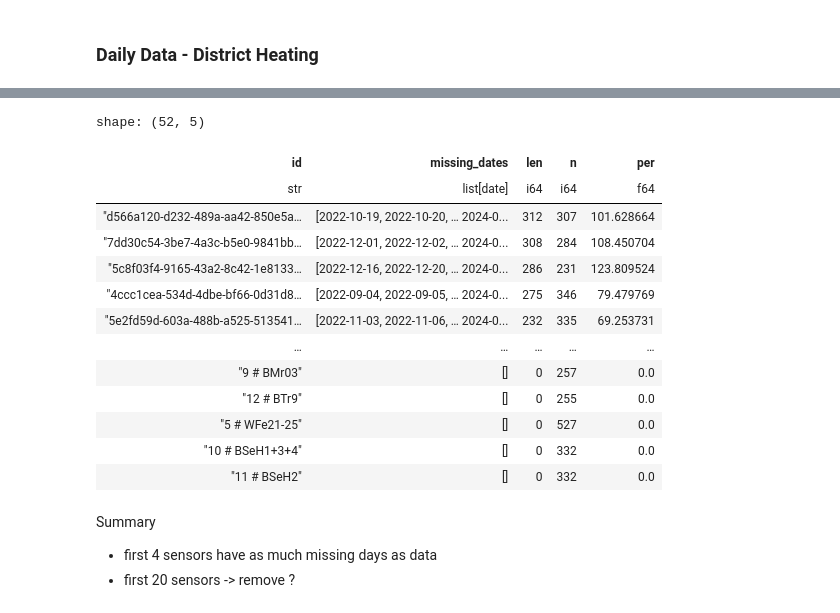
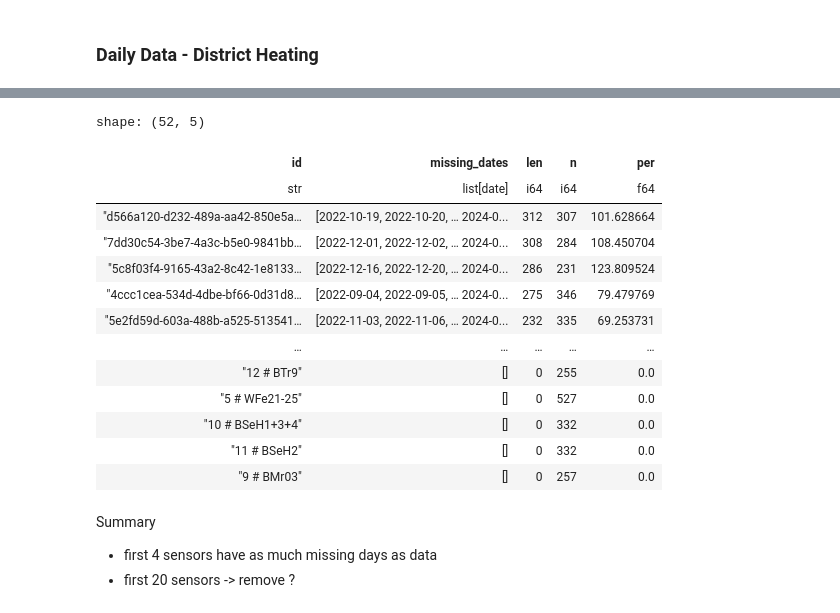
Before and after one commit to marja-w/energy-forecast-benchmark, a Jupyter notebook: notebooks/1.0-mw-data-exploration-dh-kinergy.ipynb, the cells around one changed output, grey strips where cells are left out. Saved outputs shown, nothing was run; the diff lists cells and outputs as text; code cells hidden in the pictures.

```diff
--- a/notebooks/1.0-mw-data-exploration-dh-kinergy.ipynb
+++ b/notebooks/1.0-mw-data-exploration-dh-kinergy.ipynb
@@ -549,39 +549,39 @@ def get_missing_dates(df: pl.DataFrame, primary_energy: str, frequency: str):
     for row in df_time.iter_rows():
         id = row[0]
         # print("\nSensor: ", id, "\n")
         # print(f"Sensor {id} has {row[1]} datapoints")
         start_date = row[2]
         end_date = row[3]
 
-        date_list_rec = df_daily.filter(pl.col("id") == id).select(pl.col("date"))["date"].to_list()
+        date_list_rec = df.filter(pl.col("id") == id).select(pl.col("date"))["date"].to_list()
 
         date_list = pd.date_range(start_date, end_date, freq=frequency).date
 
         missing_dates_sensor = list(set(date_list) - set(date_list_rec))
         missing_dates_sensor.sort()
         # print(f"Missing dates: {missing_dates_sensor}")
         missing_dates.append(
             {"id": id, "missing_dates": missing_dates_sensor, "len": len(missing_dates_sensor), "n": row[1],
              "per": (((row[1] + len(missing_dates_sensor)) / (row[1])) * 100) - 100})
     return pl.DataFrame(missing_dates).sort(pl.col("len"), descending=True)
 
 
 get_missing_dates(df_daily, "district heating", "D")
 # %% [output]
 shape: (52, 5)
 | id | missing_dates | len | n | per |
 | str | list[date] | i64 | i64 | f64 |
 | "d566a120-d232-489a-aa42-850e5a… | [2022-10-19, 2022-10-20, … 2024-0... | 312 | 307 | 101.628664 |
 | "7dd30c54-3be7-4a3c-b5e0-9841bb… | [2022-12-01, 2022-12-02, … 2024-0... | 308 | 284 | 108.450704 |
 | "5c8f03f4-9165-43a2-8c42-1e8133… | [2022-12-16, 2022-12-20, … 2024-0... | 286 | 231 | 123.809524 |
 | "4ccc1cea-534d-4dbe-bf66-0d31d8… | [2022-09-04, 2022-09-05, … 2024-0... | 275 | 346 | 79.479769 |
 | "5e2fd59d-603a-488b-a525-513541… | [2022-11-03, 2022-11-06, … 2024-0... | 232 | 335 | 69.253731 |
 | … | … | … | … | … |
-| "9 # BMr03" | [] | 0 | 257 | 0.0 |
 | "12 # BTr9" | [] | 0 | 255 | 0.0 |
 | "5 # WFe21-25" | [] | 0 | 527 | 0.0 |
 | "10 # BSeH1+3+4" | [] | 0 | 332 | 0.0 |
 | "11 # BSeH2" | [] | 0 | 332 | 0.0 |
+| "9 # BMr03" | [] | 0 | 257 | 0.0 |
 # %% [markdown]
 Summary
 - first 4 sensors have as much missing days as data
```
Also changed, not shown: parts of 4 cells of this notebook, 2 other files.
